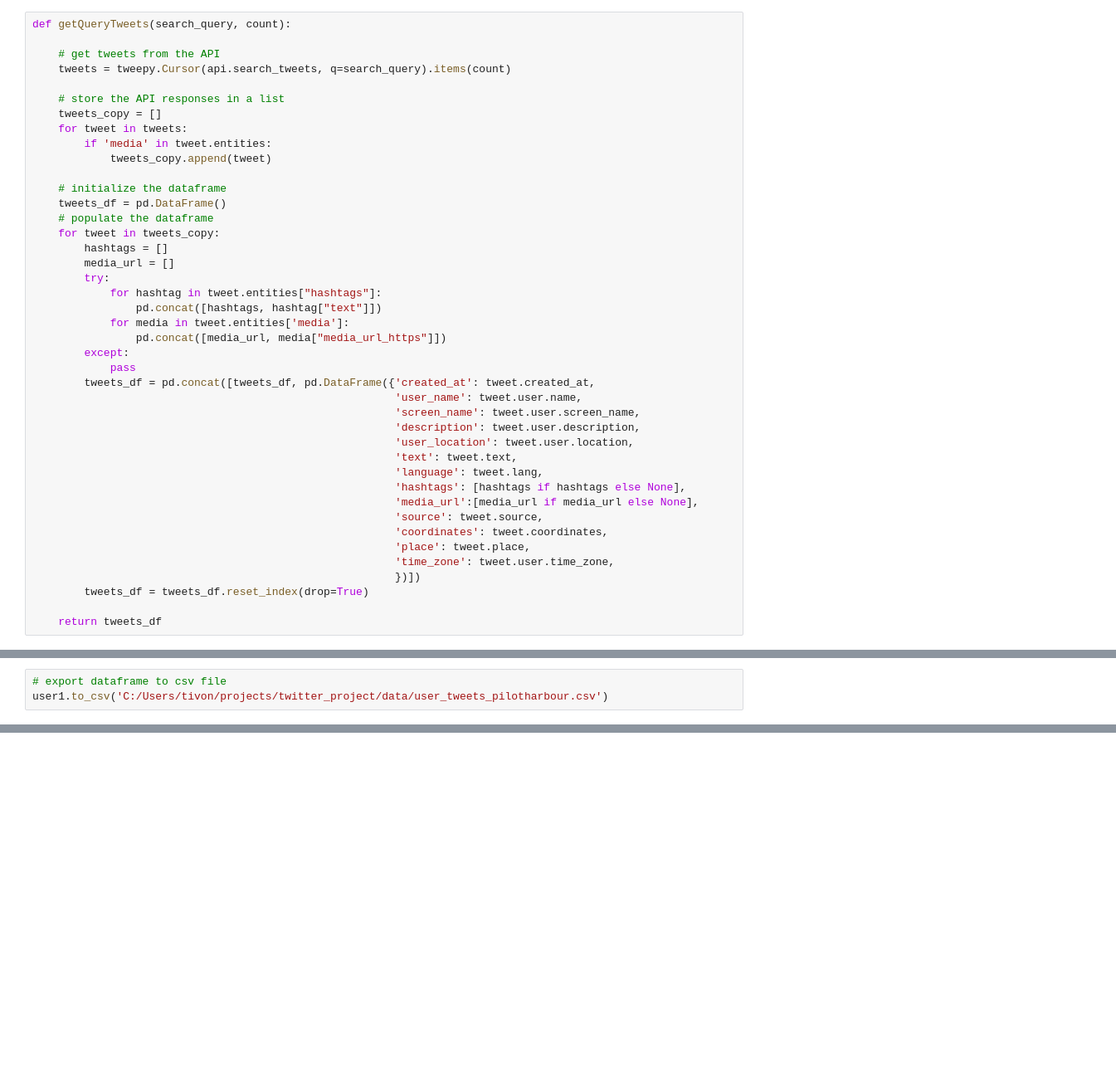
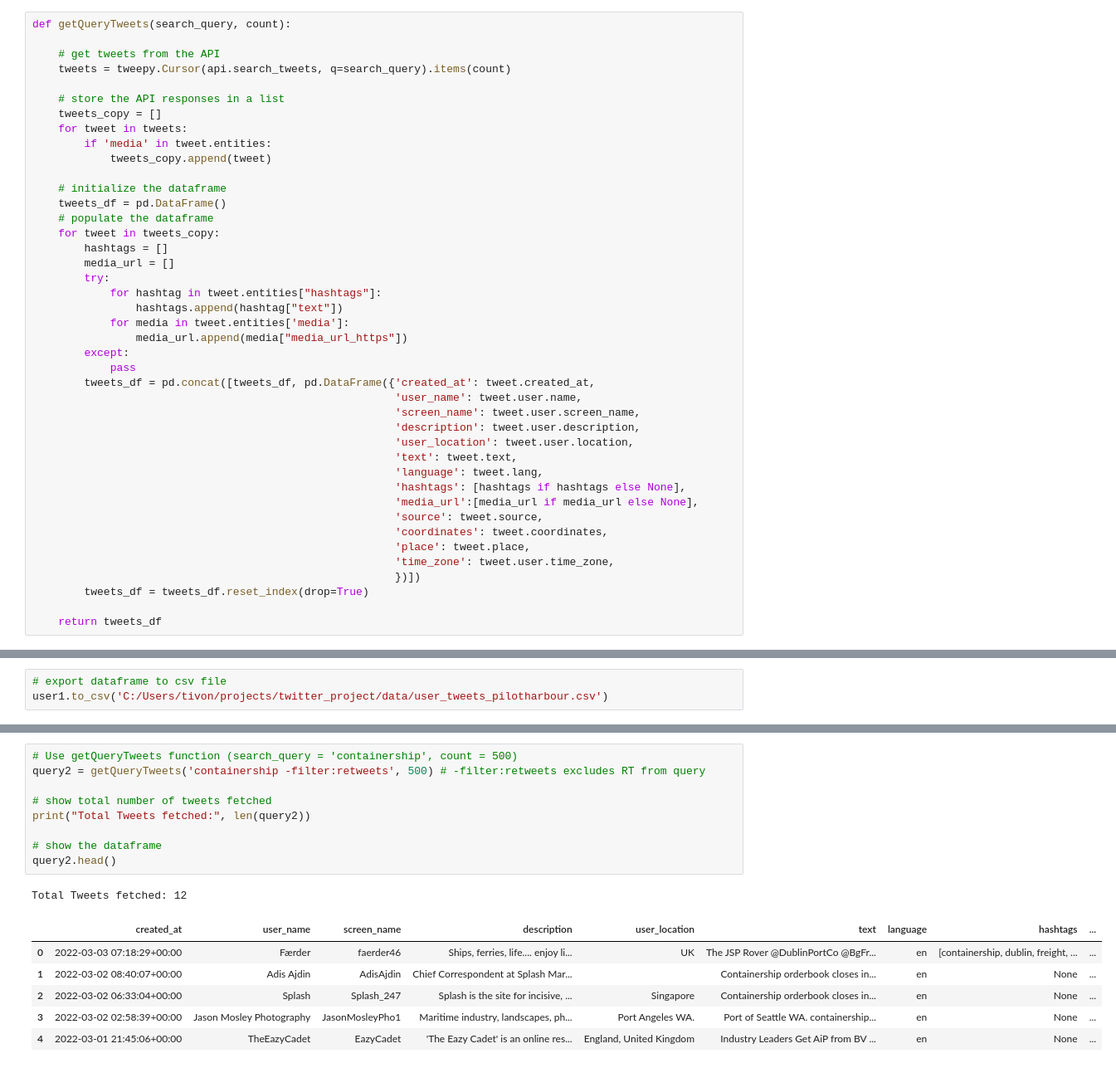
Before and after one commit to EloiseX/Business-Prcticum, a Jupyter notebook: image_scraping.ipynb, the cells around one changed output, grey strips where cells are left out. Shown at 83% size. Saved outputs shown, nothing was run; the diff lists cells and outputs as text; blank space fills up the shorter version.

```diff
--- a/image_scraping.ipynb
+++ b/image_scraping.ipynb
@@ -76,9 +76,9 @@ def getQueryTweets(search_query, count):
         media_url = []
         try:
             for hashtag in tweet.entities["hashtags"]:
-                pd.concat([hashtags, hashtag["text"]])
+                hashtags.append(hashtag["text"])
             for media in tweet.entities['media']:
-                pd.concat([media_url, media["media_url_https"]])
+                media_url.append(media["media_url_https"])
         except:
             pass
         tweets_df = pd.concat([tweets_df, pd.DataFrame({'created_at': tweet.created_at,
@@ -126,0 +202,17 @@ user1.to_csv('C:/Users/tivon/projects/twitter_project/data/user_tweets_pilotharb
+# %%
+# Use getQueryTweets function (search_query = 'containership', count = 500)
+query2 = getQueryTweets('containership -filter:retweets', 500) # -filter:retweets excludes RT from query
+
+# show total number of tweets fetched
+print("Total Tweets fetched:", len(query2))
+
+# show the dataframe
+query2.head()
+# %% [output]
+Total Tweets fetched: 12
+|  | created_at | user_name | screen_name | description | user_location | text | language | hashtags | ... |
+| 0 | 2022-03-03 07:18:29+00:00 | Færder | faerder46 | Ships, ferries, life.... enjoy li... | UK | The JSP Rover @DublinPortCo @BgFr... | en | [containership, dublin, freight, ... | ... |
+| 1 | 2022-03-02 08:40:07+00:00 | Adis Ajdin | AdisAjdin | Chief Correspondent at Splash Mar... |  | Containership orderbook closes in... | en | None | ... |
+| 2 | 2022-03-02 06:33:04+00:00 | Splash | Splash_247 | Splash is the site for incisive, ... | Singapore | Containership orderbook closes in... | en | None | ... |
+| 3 | 2022-03-02 02:58:39+00:00 | Jason Mosley Photography | JasonMosleyPho1 | Maritime industry, landscapes, ph... | Port Angeles WA. | Port of Seattle WA. containership... | en | None | ... |
+| 4 | 2022-03-01 21:45:06+00:00 | TheEazyCadet | EazyCadet | 'The Eazy Cadet' is an online res... | England, United Kingdom | Industry Leaders Get AiP from BV ... | en | None | ... |
```
Also changed, not shown: parts of 17 cells of this notebook, 6 other files.
